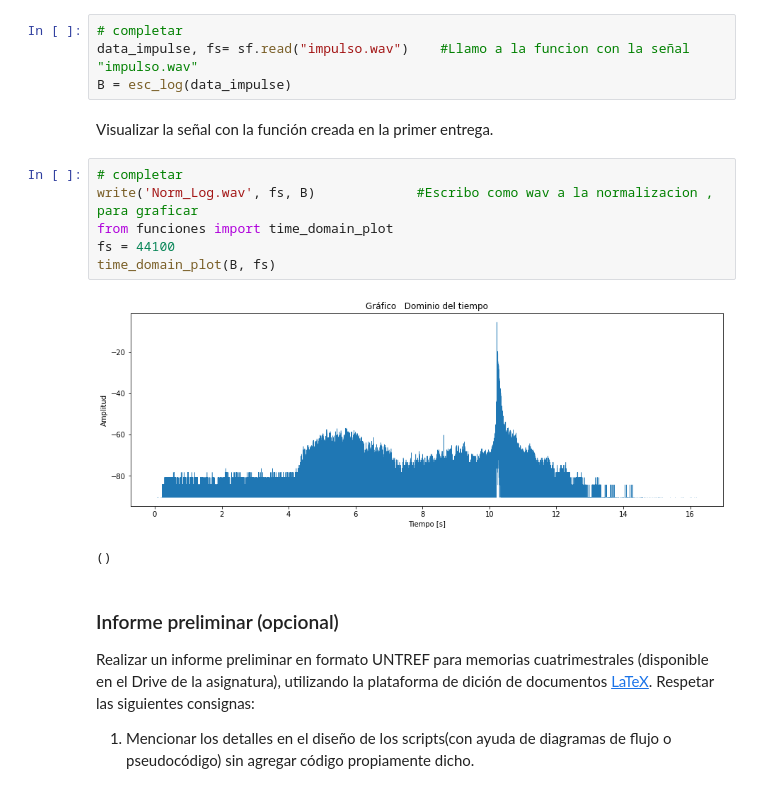
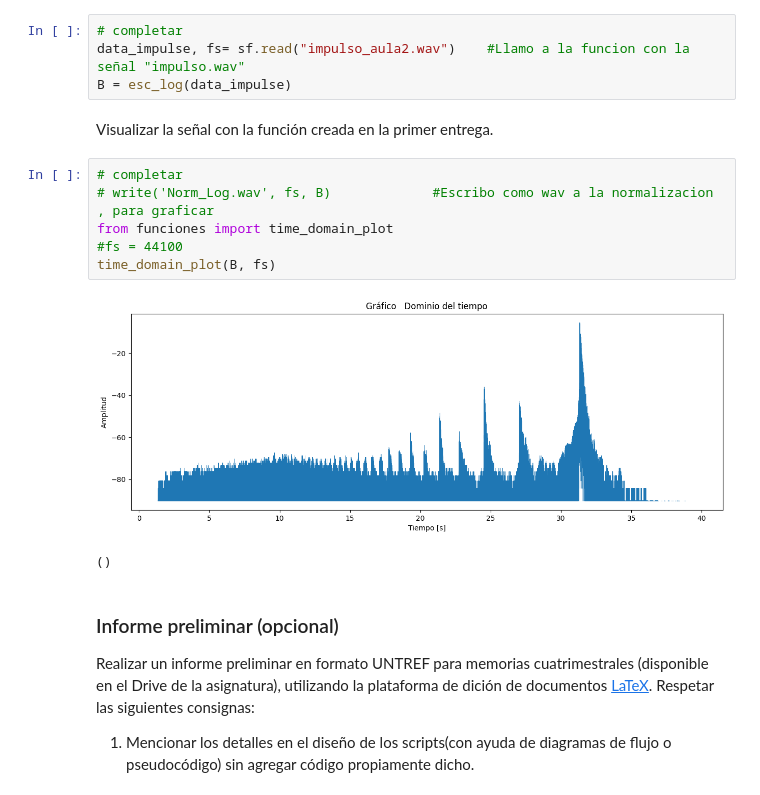
Before and after one commit to LucaFalchini/signal_sistems, a Jupyter notebook: noteboks/segunda_entrega.ipynb, the cells around one changed output. Cells and saved outputs as stored; diff of their text form.

```diff
--- a/noteboks/segunda_entrega.ipynb
+++ b/noteboks/segunda_entrega.ipynb
@@ -516,18 +530,18 @@ def esc_log (data_impulse, a = 20):
 Llamar a la función con alguna de las señales generadas anteriormente.
 # %%
 # completar
-data_impulse, fs= sf.read("impulso.wav")    #Llamo a la funcion con la señal "impulso.wav"
+data_impulse, fs= sf.read("impulso_aula2.wav")    #Llamo a la funcion con la señal "impulso.wav"
 B = esc_log(data_impulse)
 # %% [markdown]
 Visualizar la señal con la función creada en la primer entrega.
 # %%
 # completar
-write('Norm_Log.wav', fs, B)             #Escribo como wav a la normalizacion , para graficar
+# write('Norm_Log.wav', fs, B)             #Escribo como wav a la normalizacion , para graficar
 from funciones import time_domain_plot
-fs = 44100
+#fs = 44100
 time_domain_plot(B, fs)
 # %% [output]
-[figure, old version]
+[figure, new version]
 ()
 # %% [markdown]
 ### Informe preliminar (opcional)
```
Also changed, not shown: parts of 5 cells of this notebook, 4 other files.
